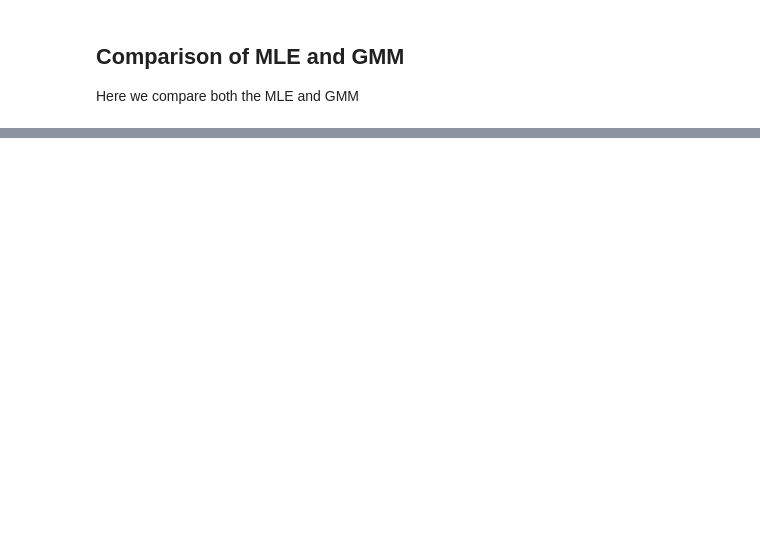
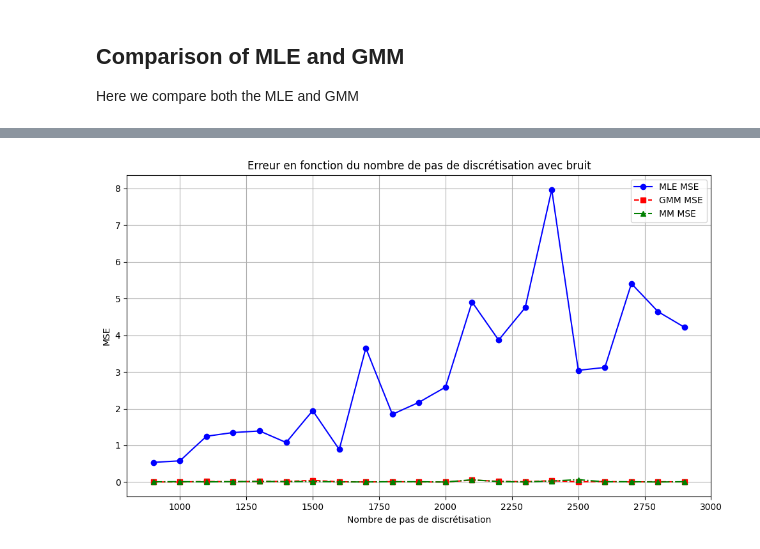
Before and after one commit to Hassen214/Project-IMI, a Jupyter notebook: Code.ipynb, the cells around one changed output, grey strips where cells are left out. Saved outputs shown, nothing was run; the diff lists cells and outputs as text; code cells hidden in the pictures; blank space fills up the shorter version.

```diff
--- a/Code.ipynb
+++ b/Code.ipynb
@@ -1106,0 +1093,80 @@ plt.show()
+# %%
+# Paramètres du processus
+n_range = range(900, 3000, 100)
+
+N = 1
+X0 = 0.05  # Valeur initiale du processus
+kappa_true = 0.9289  # Vitesse de retour à la moyenne
+theta_true = 0.09587  # Moyenne long-terme
+sigma_true = 0.03389  # Volatilité
+
+MLE_error = []
+num_lags = 10
+max_order = 6
+GMM_error = []
+MM_error = []
+pure_MM_error = []
+for n in n_range:
+    T = 100
+    vasicek_process = Vasicek(kappa_true, theta_true, sigma_true)
+    trajectory = vasicek_process.generate(X0, T, N, n)[0]  # Générer une trajectoire
+    trajectory += np.random.normal(0,0.01,n)
+    kappa_MLE, theta_MLE, sigma_MLE = estimate_parameters(trajectory, T)
+
+    # Calcul de l'erreur pour le MLE
+    MLE_error.append(MSE(
+        np.array([kappa_MLE, theta_MLE, sigma_MLE]),
+        np.array([kappa_true, theta_true, sigma_true])
+    ))
+
+    # Estimation par la méthode des moments (GMM)
+    theta_emp = np.mean(trajectory)
+    lags = np.array([i * T / n for i in range(num_lags)])  # Éviter trop de lags
+    kappa_est, sigma_est = estimate_kappa_sigma(trajectory, n, T, theta_emp, lags)
+    GMM_error.append(MSE(
+        np.array([kappa_est, theta_emp, sigma_est]),
+        np.array([kappa_true, theta_true, sigma_true])
+    ))
+
+    theta_hat, sigma2_hat, kappa_hat = moment_estimators(trajectory, T)  #This is done with the math formula
+    MM_error.append(MSE(
+        np.array([kappa_hat, theta_hat, sigma2_hat]),
+        np.array([kappa_true, theta_true, sigma_true])
+    ))
+    theta_hat,sigma2_hat, kappa_hat,res = pure_moments_calibration(trajectory,max_order)
+    pure_MM_error.append([
+    np.array([kappa_hat, theta_hat, sigma2_hat]),
+    np.array([kappa_true, theta_true, sigma_true])
+    ])
+
+
+# Création d'un seul graphique pour MLE, GMM et MM
+fig, ax = plt.subplots(figsize=(10, 6))
+
+ax.plot(n_range, MLE_error, label='MLE MSE', marker='o', color='b')
+ax.plot(n_range, GMM_error, label='GMM MSE', marker='s', linestyle='dashed', color='r')
+ax.plot(n_range, MM_error, label='MM MSE', marker='^', linestyle='-.', color='g')
+
+ax.set_xlabel('Nombre de pas de discrétisation')
+ax.set_ylabel('MSE')
+ax.set_title('Erreur en fonction du nombre de pas de discrétisation avec bruit')
+ax.legend()
+ax.grid(True)
+
+plt.tight_layout()
+plt.show()
+
+# Création de la figure pour Pure MM
+fig, ax = plt.subplots(figsize=(10, 6))
+pure_MM_mse = [MSE(pure_MM_error[i][0], pure_MM_error[i][1]) for i in range(len(pure_MM_error))]
+ax.plot(n_range, pure_MM_mse, label='Pure MM MSE', marker='d', linestyle=':', color='m')
+ax.set_xlabel('Nombre de pas de discrétisation')
+ax.set_ylabel('MSE')
+ax.set_title('Erreur Pure MM en fonction du nombre de pas de discrétisation avec bruit')
+ax.legend()
+ax.grid(True)
+
+plt.tight_layout()
+plt.show()
+# %% [output]
+[figure, added]
```
Also changed, not shown: parts of 14 cells of this notebook, 1 other file.
